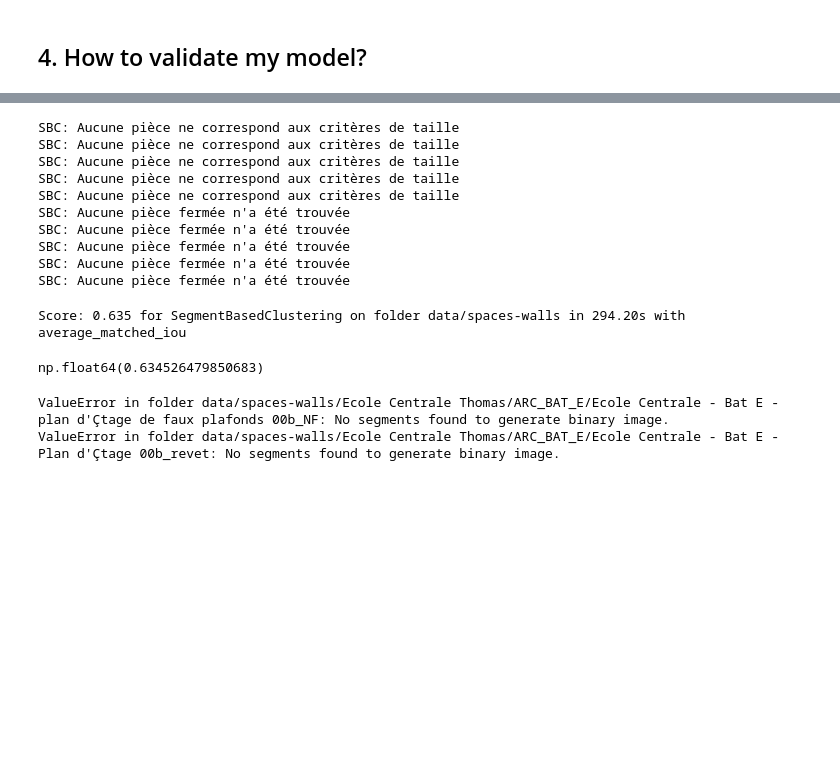
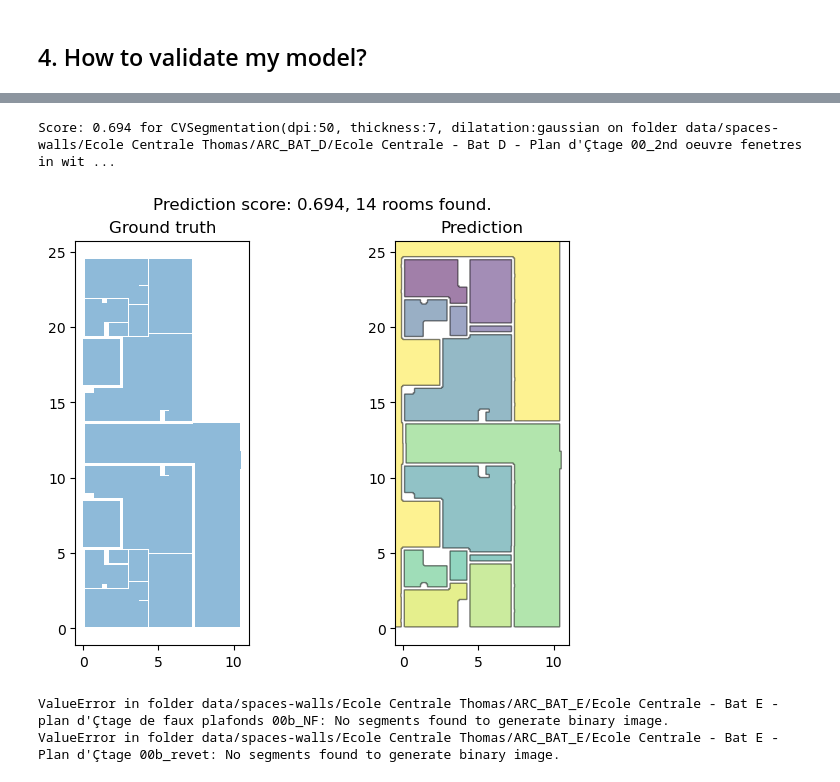
Before and after one commit to waddason/CapstoneContour, a Jupyter notebook: howto.ipynb, the cells around one changed output, grey strips where cells are left out. Saved outputs shown, nothing was run; the diff lists cells and outputs as text; code cells hidden in the pictures; blank space fills up the shorter version.

```diff
--- a/howto.ipynb
+++ b/howto.ipynb
@@ -152,22 +119,29 @@ plt.show()
+# %%
+# Example with Computer vision
+model = CVSegmentation(surf_min=1)
+score = test_model_on_sample(
+    model,
+    sample_folder=validate_subfolder,
+    metric=metric,
+)
+print(
+    f"Score: {score:.3f} for {model.__name__} on folder "
+    f"{validate_subfolder} in with "
+    f"{metric.__name__}"
+)
+# Display the prediction
+plot_score(model, validate_subfolder, metric).show()
+# %% [output]
+Score: 0.694 for CVSegmentation(dpi:50, thickness:7, dilatation:gaussian on folder data/spaces-walls/Ecole Centrale Thomas/ARC_BAT_D/Ecole Centrale - Bat D - Plan d'Çtage 00_2nd oeuvre fenetres in wit ...
+[figure, added]
 # %%
 # Score on the whole validation set
-data_folder = Path("data/spaces-walls/")
+data_folder = Path(
+    "data/spaces-walls/Ecole Centrale Thomas/ARC_BAT_E/Ecole Centrale - Bat E - Plan d'Çtage 00b_IMP"
+)
 metric = average_matched_iou
 model = SegmentBasedClustering()
 score_model(model, data_folder, metric=metric)
-# %% [output]
-SBC: Aucune pièce ne correspond aux critères de taille
-SBC: Aucune pièce ne correspond aux critères de taille
-SBC: Aucune pièce ne correspond aux critères de taille
-SBC: Aucune pièce ne correspond aux critères de taille
-SBC: Aucune pièce ne correspond aux critères de taille
-SBC: Aucune pièce fermée n'a été trouvée
-SBC: Aucune pièce fermée n'a été trouvée
-SBC: Aucune pièce fermée n'a été trouvée
-SBC: Aucune pièce fermée n'a été trouvée
-SBC: Aucune pièce fermée n'a été trouvée
-Score: 0.635 for SegmentBasedClustering on folder data/spaces-walls in 294.20s with average_matched_iou
-np.float64(0.634526479850683)
 # %%
 model = CVSegmentation()
 score_model(model, data_folder, metric=metric)
```
Also changed, not shown: parts of 7 cells of this notebook, 4 other files.
